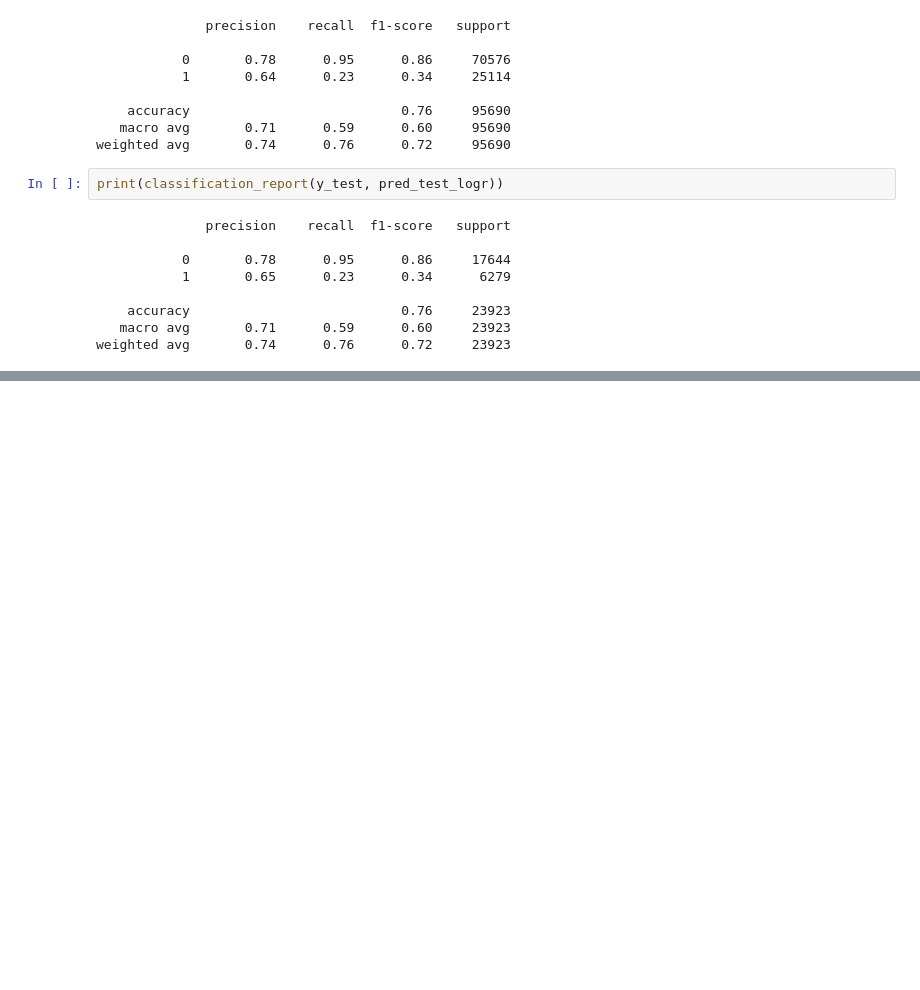
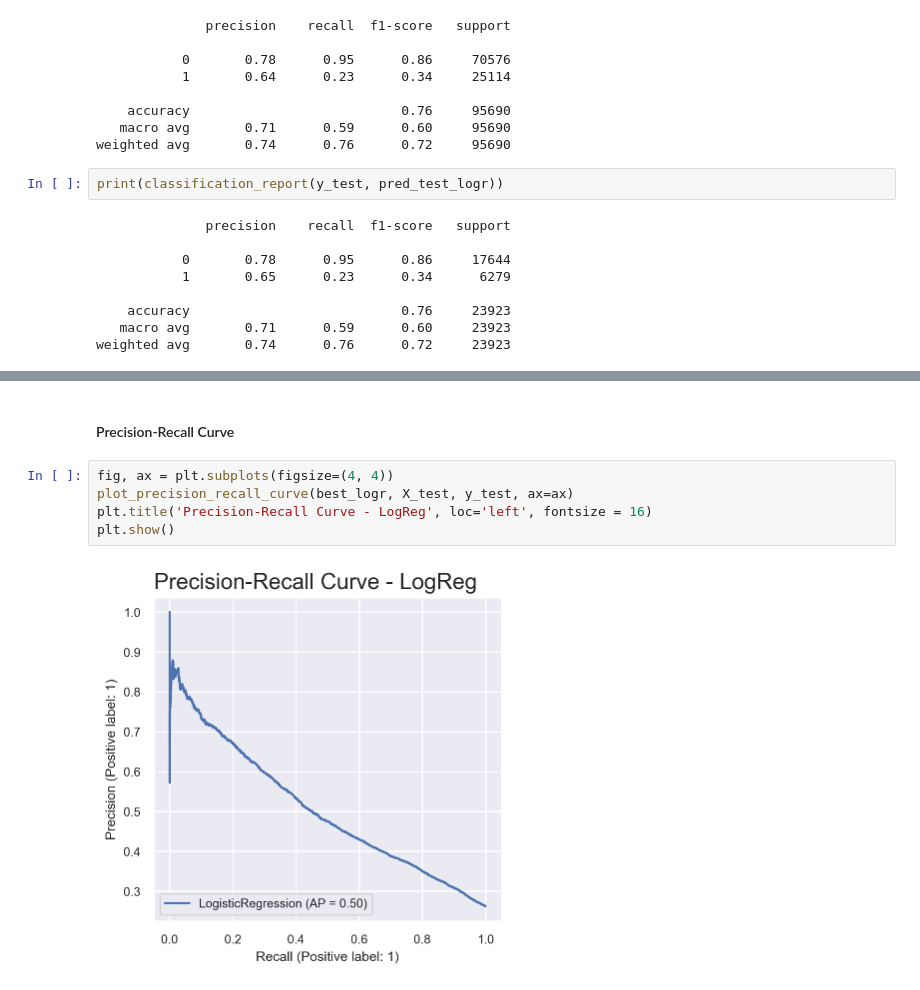
Before and after one commit to fedfioravanti/General_Assembly_Capstone, a Jupyter notebook: GA_Capstone_03_modelling.ipynb, the cells around one changed output, grey strips where cells are left out. Drawn from its saved outputs; the diff is of its cells as text; blank space fills up the shorter version.

```diff
--- a/GA_Capstone_03_modelling.ipynb
+++ b/GA_Capstone_03_modelling.ipynb
@@ -648,0 +663,9 @@ weighted avg       0.74      0.76      0.72     23923
+# %% [markdown]
+#### Precision-Recall Curve
+# %%
+fig, ax = plt.subplots(figsize=(4, 4))
+plot_precision_recall_curve(best_logr, X_test, y_test, ax=ax)
+plt.title('Precision-Recall Curve - LogReg', loc='left', fontsize = 16)
+plt.show()
+# %% [output]
+[figure, added]
```
Also changed, not shown: parts of 3 cells of this notebook, 1 other file.
